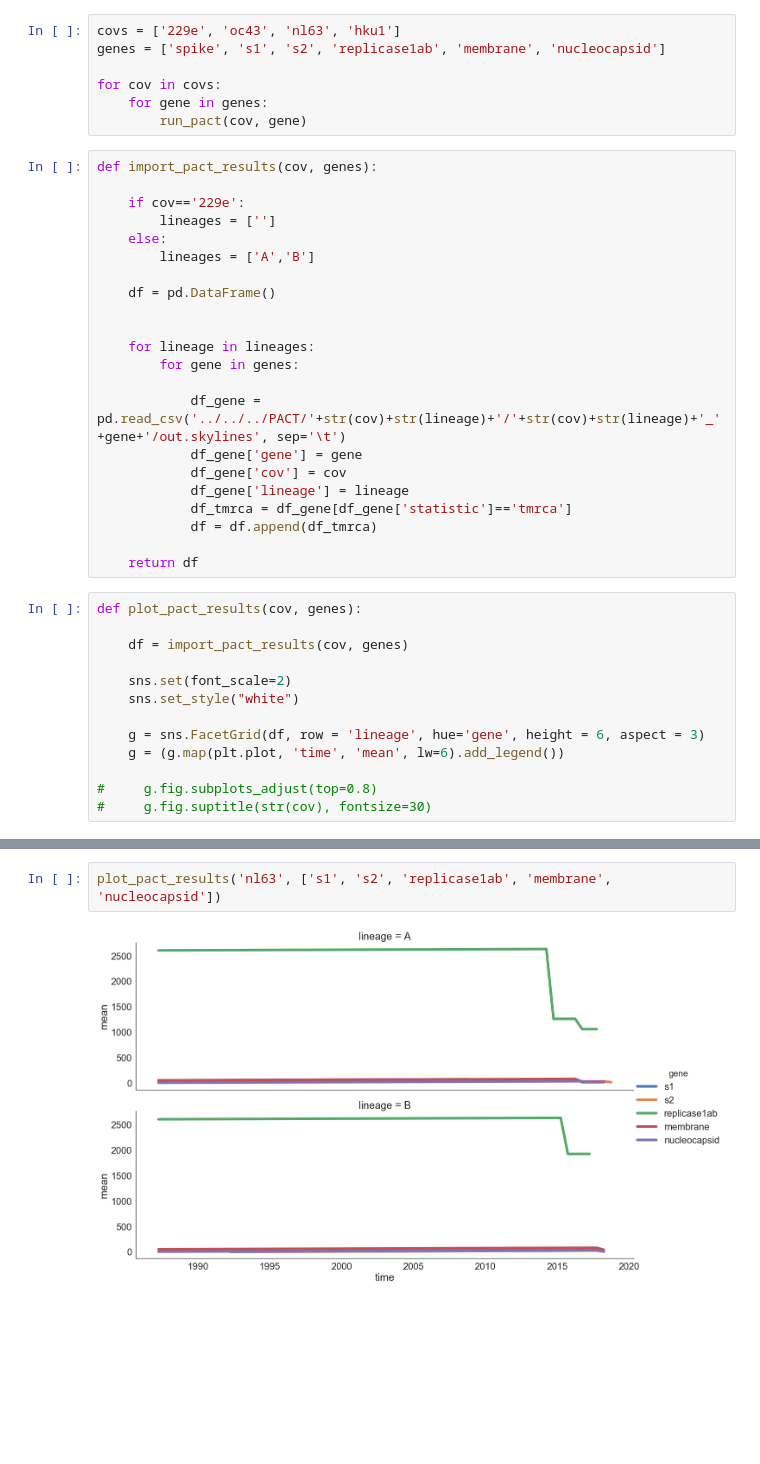
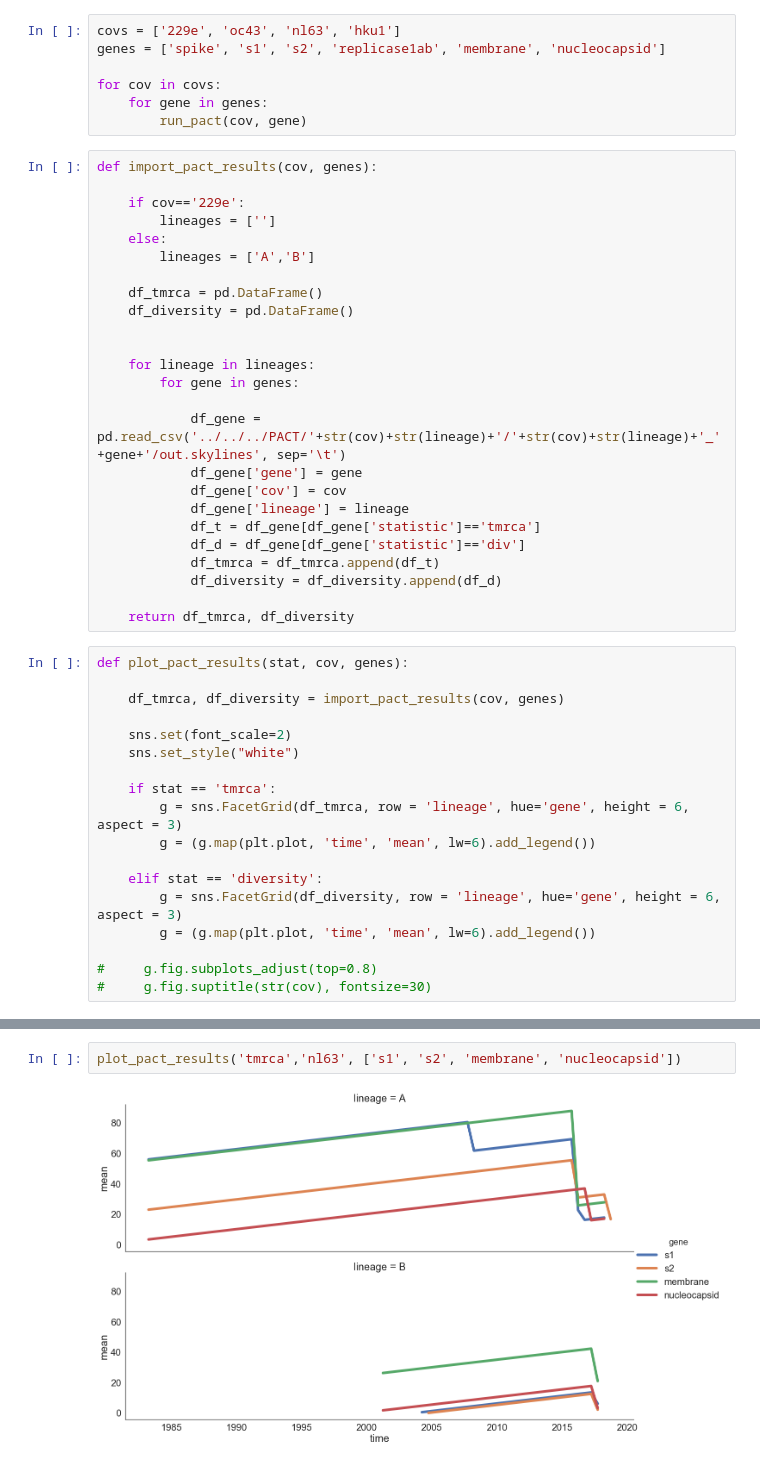
Before and after one commit to blab/seasonal-cov-adaptive-evolution, a Jupyter notebook: antigenic_evolution/tmrca_pact.ipynb, the cells around one changed output, grey strips where cells are left out. Drawn from its saved outputs; the diff is of its cells as text; blank space fills up the shorter version.

```diff
--- a/antigenic_evolution/tmrca_pact.ipynb
+++ b/antigenic_evolution/tmrca_pact.ipynb
@@ -99,7 +102,8 @@ def import_pact_results(cov, genes):
     else:
         lineages = ['A','B']
 
-    df = pd.DataFrame()
+    df_tmrca = pd.DataFrame()
+    df_diversity = pd.DataFrame()
 
 
     for lineage in lineages:
@@ -109,20 +113,27 @@ def import_pact_results(cov, genes):
             df_gene['gene'] = gene
             df_gene['cov'] = cov
             df_gene['lineage'] = lineage
-            df_tmrca = df_gene[df_gene['statistic']=='tmrca']
-            df = df.append(df_tmrca)
+            df_t = df_gene[df_gene['statistic']=='tmrca']
+            df_d = df_gene[df_gene['statistic']=='div']
+            df_tmrca = df_tmrca.append(df_t)
+            df_diversity = df_diversity.append(df_d)
 
-    return df
+    return df_tmrca, df_diversity
 # %%
-def plot_pact_results(cov, genes):
+def plot_pact_results(stat, cov, genes):
 
-    df = import_pact_results(cov, genes)
+    df_tmrca, df_diversity = import_pact_results(cov, genes)
 
     sns.set(font_scale=2)
     sns.set_style("white")
 
-    g = sns.FacetGrid(df, row = 'lineage', hue='gene', height = 6, aspect = 3)
-    g = (g.map(plt.plot, 'time', 'mean', lw=6).add_legend())
+    if stat == 'tmrca':
+        g = sns.FacetGrid(df_tmrca, row = 'lineage', hue='gene', height = 6, aspect = 3)
+        g = (g.map(plt.plot, 'time', 'mean', lw=6).add_legend())
+
+    elif stat == 'diversity':
+        g = sns.FacetGrid(df_diversity, row = 'lineage', hue='gene', height = 6, aspect = 3)
+        g = (g.map(plt.plot, 'time', 'mean', lw=6).add_legend())
 
 #     g.fig.subplots_adjust(top=0.8)
 #     g.fig.suptitle(str(cov), fontsize=30)
@@ -137,5 +156,5 @@ plot_pact_results('229e', ['s1', 's2', 'replicase1ab', 'membrane', 'nucleocapsid
 # %%
-plot_pact_results('nl63', ['s1', 's2', 'replicase1ab', 'membrane', 'nucleocapsid'])
+plot_pact_results('tmrca','nl63', ['s1', 's2', 'membrane', 'nucleocapsid'])
 # %% [output]
-[figure, old version]
+[figure, new version]
 # %%
```
Also changed, not shown: parts of 8 cells of this notebook, 7 other files.
